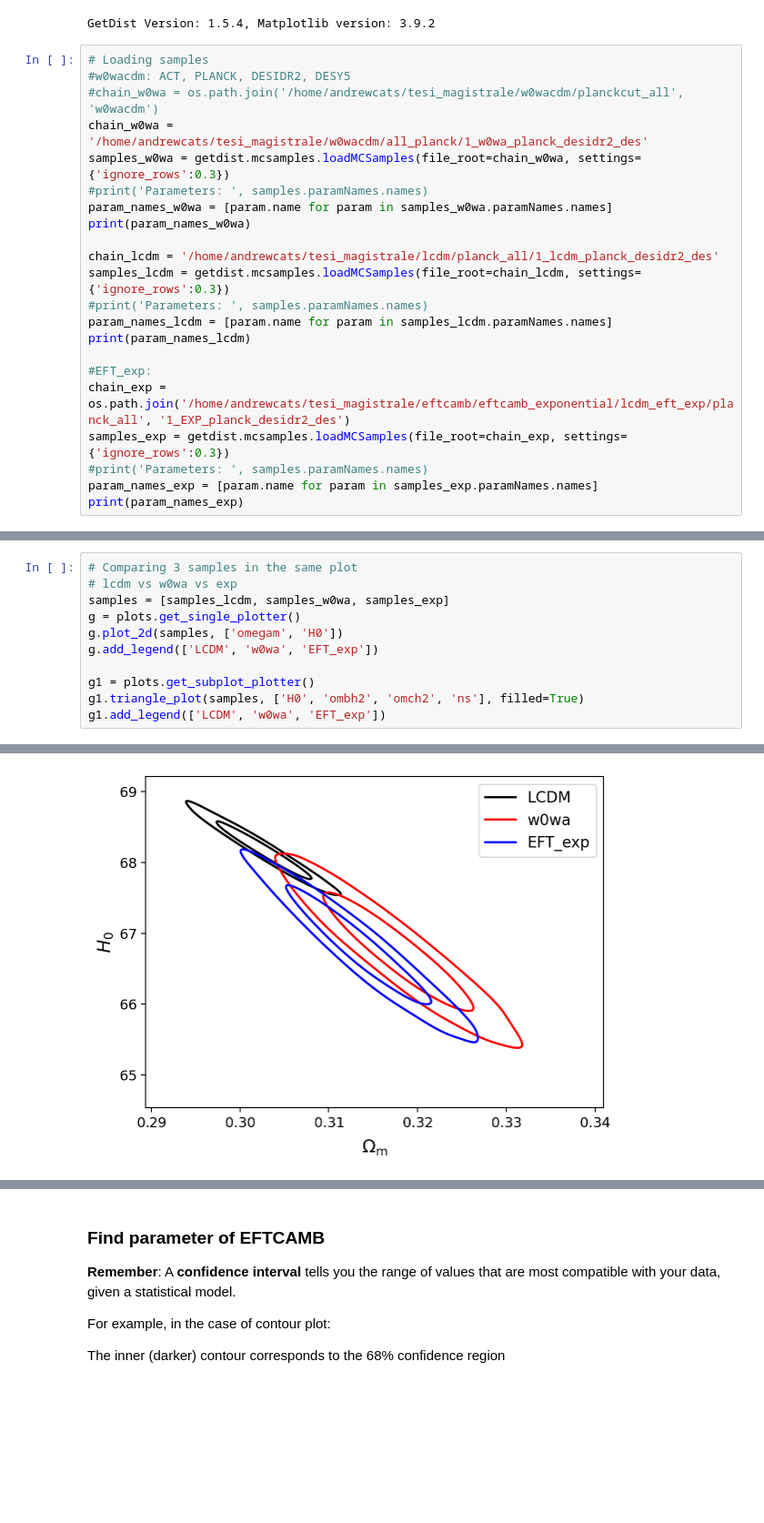
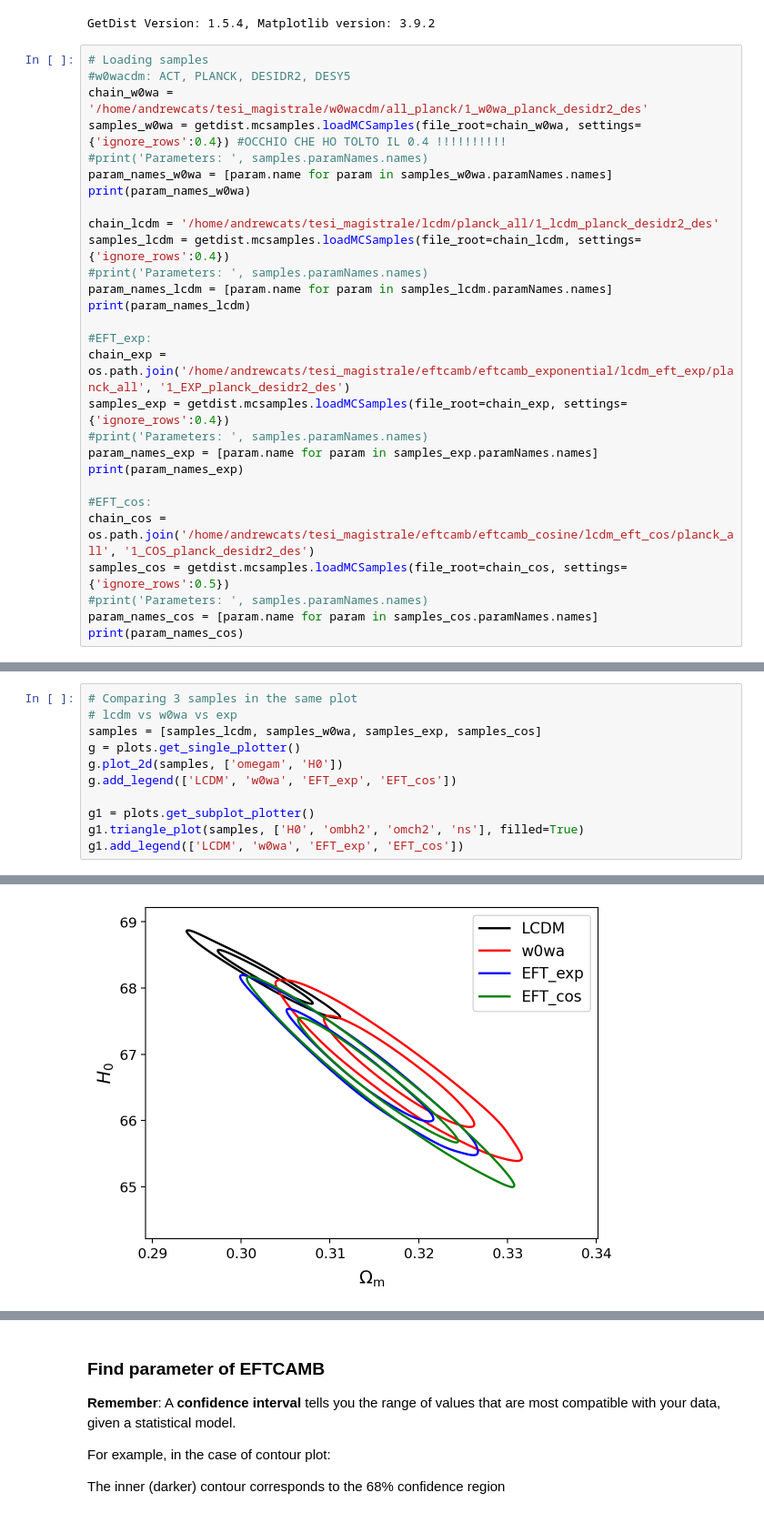
Before and after one commit to Gatti-Andrea/master-thesis, a Jupyter notebook: comparison/planck_all/planck_all_compare.ipynb, the cells around one changed output, grey strips where cells are left out. Shown at 91% size. Cells and saved outputs as stored; diff of their text form; blank space fills up the shorter version.

```diff
--- a/comparison/planck_all/planck_all_compare.ipynb
+++ b/comparison/planck_all/planck_all_compare.ipynb
@@ -19,25 +19,31 @@ GetDist Version: 1.5.4, Matplotlib version: 3.9.2
 # %%
 # Loading samples
 #w0wacdm: ACT, PLANCK, DESIDR2, DESY5
-#chain_w0wa = os.path.join('/home/andrewcats/tesi_magistrale/w0wacdm/planckcut_all', 'w0wacdm')
 chain_w0wa = '/home/andrewcats/tesi_magistrale/w0wacdm/all_planck/1_w0wa_planck_desidr2_des'
-samples_w0wa = getdist.mcsamples.loadMCSamples(file_root=chain_w0wa, settings={'ignore_rows':0.3})
+samples_w0wa = getdist.mcsamples.loadMCSamples(file_root=chain_w0wa, settings={'ignore_rows':0.4}) #OCCHIO CHE HO TOLTO IL 0.4 !!!!!!!!!!
 #print('Parameters: ', samples.paramNames.names)
 param_names_w0wa = [param.name for param in samples_w0wa.paramNames.names]
 print(param_names_w0wa)
 
 chain_lcdm = '/home/andrewcats/tesi_magistrale/lcdm/planck_all/1_lcdm_planck_desidr2_des'
-samples_lcdm = getdist.mcsamples.loadMCSamples(file_root=chain_lcdm, settings={'ignore_rows':0.3})
+samples_lcdm = getdist.mcsamples.loadMCSamples(file_root=chain_lcdm, settings={'ignore_rows':0.4})
 #print('Parameters: ', samples.paramNames.names)
 param_names_lcdm = [param.name for param in samples_lcdm.paramNames.names]
 print(param_names_lcdm)
 
 #EFT_exp:
 chain_exp = os.path.join('/home/andrewcats/tesi_magistrale/eftcamb/eftcamb_exponential/lcdm_eft_exp/planck_all', '1_EXP_planck_desidr2_des')
-samples_exp = getdist.mcsamples.loadMCSamples(file_root=chain_exp, settings={'ignore_rows':0.3})
+samples_exp = getdist.mcsamples.loadMCSamples(file_root=chain_exp, settings={'ignore_rows':0.4})
 #print('Parameters: ', samples.paramNames.names)
 param_names_exp = [param.name for param in samples_exp.paramNames.names]
 print(param_names_exp)
+
+#EFT_cos:
+chain_cos = os.path.join('/home/andrewcats/tesi_magistrale/eftcamb/eftcamb_cosine/lcdm_eft_cos/planck_all', '1_COS_planck_desidr2_des')
+samples_cos = getdist.mcsamples.loadMCSamples(file_root=chain_cos, settings={'ignore_rows':0.5})
+#print('Parameters: ', samples.paramNames.names)
+param_names_cos = [param.name for param in samples_cos.paramNames.names]
+print(param_names_cos)
 # %% [output]
 ['logA', 'ns', 'theta_MC_100', 'ombh2', 'omch2', 'tau', 'w', 'wa', 'A_planck', 'cal100A', 'cal100B', 'cal143B', 'cal217A', 'cal217B', 'Aradio', 'Adusty', 'AdustT', 'beta_dustT', 'Acib', 'beta_cib', 'A ...
 ['logA', 'ns', 'theta_MC_100', 'ombh2', 'omch2', 'tau', 'A_planck', 'cal100A', 'cal100B', 'cal143B', 'cal217A', 'cal217B', 'Aradio', 'Adusty', 'AdustT', 'beta_dustT', 'Acib', 'beta_cib', 'Atsz', 'Aksz ...
@@ -45,14 +52,14 @@ print(param_names_exp)
 # %%
 # Comparing 3 samples in the same plot
 # lcdm vs w0wa vs exp
-samples = [samples_lcdm, samples_w0wa, samples_exp]
+samples = [samples_lcdm, samples_w0wa, samples_exp, samples_cos]
 g = plots.get_single_plotter()
 g.plot_2d(samples, ['omegam', 'H0'])
-g.add_legend(['LCDM', 'w0wa', 'EFT_exp'])
+g.add_legend(['LCDM', 'w0wa', 'EFT_exp', 'EFT_cos'])
 
 g1 = plots.get_subplot_plotter()
 g1.triangle_plot(samples, ['H0', 'ombh2', 'omch2', 'ns'], filled=True)
-g1.add_legend(['LCDM', 'w0wa', 'EFT_exp'])
+g1.add_legend(['LCDM', 'w0wa', 'EFT_exp', 'EFT_cos'])
 # %% [output]
 <matplotlib.legend.Legend at 0x...>
-[figure, old version]
+[figure, new version]
```
Also changed, not shown: parts of 20 cells of this notebook, 6 other files.
